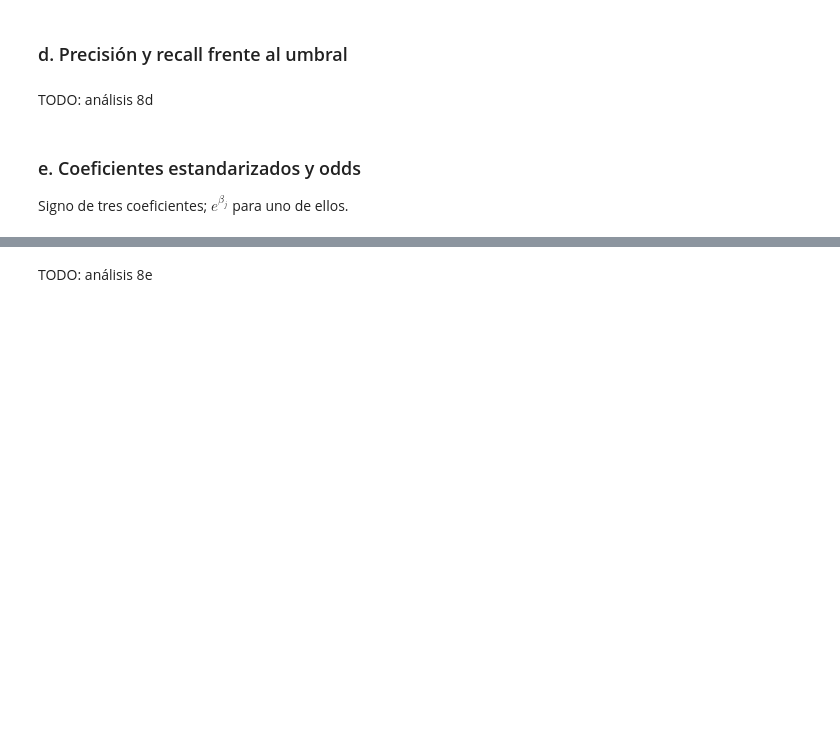
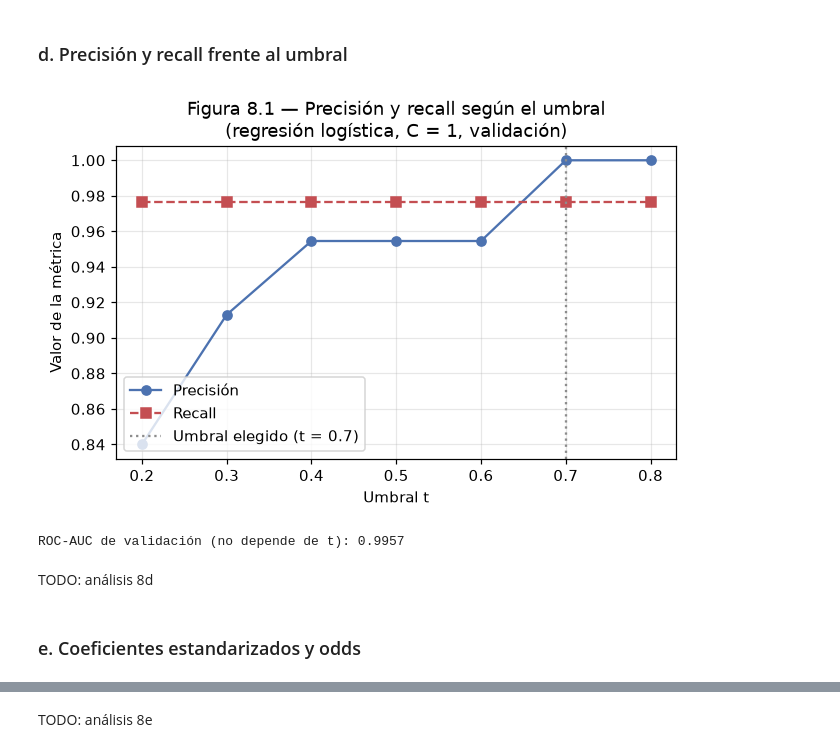
Before and after one commit to Over-HCV/ML-I, a Jupyter notebook: content/docs/workshop-02/notebook/Taller_2_Notebook.ipynb, the cells around one changed output, grey strips where cells are left out. Saved outputs shown, nothing was run; the diff lists cells and outputs as text; code cells hidden in the pictures; blank space fills up the shorter version.

```diff
--- a/content/docs/workshop-02/notebook/Taller_2_Notebook.ipynb
+++ b/content/docs/workshop-02/notebook/Taller_2_Notebook.ipynb
@@ -447,0 +753,13 @@ $t$ ∈ {0.2, …, 0.8}; desempate: mayor recall, luego menor umbral.
+# %%
+UMBRALES = [0.2, 0.3, 0.4, 0.5, 0.6, 0.7, 0.8]
+
+
+def tabla_umbrales(y, proba):
+    cols = ["Umbral", "Precisión", "Recall", "F1", "FP", "FN", "Costo L"]
+    return pd.DataFrame([metricas_clf(y, proba, t) for t in UMBRALES])[cols]
+
+
+p_val_logit = logit_sel.predict_proba(Xc_val)[:, 1]
+tabla_8c = tabla_umbrales(yc_val, p_val_logit)
+print(f"Tabla 8.5 — Umbrales para la regresión logística con C = {C_sel:g} (validación)")
+tabla_8c
@@ -447,0 +776,16 @@ $t$ ∈ {0.2, …, 0.8}; desempate: mayor recall, luego menor umbral.
+# %%
+sel_t_logit = seleccionar(tabla_8c, [("Costo L", True), ("Recall", False), ("Umbral", True)])
+t_logit = float(sel_t_logit["Umbral"])
+fila_05 = tabla_8c.set_index("Umbral").loc[0.5]
+print(f"Umbral seleccionado (congelado): t = {t_logit} con L = {int(sel_t_logit['Costo L'])} "
+      f"(FP = {int(sel_t_logit['FP'])}, FN = {int(sel_t_logit['FN'])})")
+print(f"Con t = 0.5: L = {int(fila_05['Costo L'])} (FP = {int(fila_05['FP'])}, FN = {int(fila_05['FN'])})")
+print("Umbrales con el costo mínimo:", tabla_8c.loc[tabla_8c["Costo L"] == sel_t_logit["Costo L"], "Umbral"].tolist())
+
+registrar("LogitT", f"{t_logit:.1f}")
+for nombre, fila in [("Sel", sel_t_logit), ("Medio", fila_05)]:
+    registrar(f"LogitCosto{nombre}", int(fila["Costo L"]))
+    registrar(f"LogitFP{nombre}", int(fila["FP"]))
+    registrar(f"LogitFN{nombre}", int(fila["FN"]))
+    registrar(f"LogitRecall{nombre}", fila["Recall"])
+    _ = registrar(f"LogitPrec{nombre}", fila["Precisión"])
@@ -454,6 +800,22 @@ TODO: análisis 8c
+# %%
+fig, ax = plt.subplots(figsize=(6, 4))
+ax.plot(tabla_8c["Umbral"], tabla_8c["Precisión"], marker="o", color=COLORES["azul"], label="Precisión")
+ax.plot(tabla_8c["Umbral"], tabla_8c["Recall"], marker="s", linestyle="--", color=COLORES["rojo"], label="Recall")
+ax.axvline(t_logit, color=COLORES["gris"], linestyle=":", label=f"Umbral elegido (t = {t_logit})")
+ax.set_title(f"Figura 8.1 — Precisión y recall según el umbral\n(regresión logística, C = {C_sel:g}, validación)")
+ax.set_xlabel("Umbral t")
+ax.set_ylabel("Valor de la métrica")
+ax.legend(loc="lower left")
+ax.grid(alpha=0.3)
+plt.tight_layout()
+guardar_fig(fig, "ex8_precision_recall")
+plt.show()
+
+print(f"ROC-AUC de validación (no depende de t): {roc_auc_score(yc_val, p_val_logit):.4f}")
+# %% [output]
+[figure, added]
+ROC-AUC de validación (no depende de t): 0.9957
 # %% [markdown]
 TODO: análisis 8d
 # %% [markdown]
 ### e. Coeficientes estandarizados y odds
-
-Signo de tres coeficientes; $e^{\beta_j}$ para uno de ellos.
```
Also changed, not shown: parts of 78 cells of this notebook, 19 other files.
